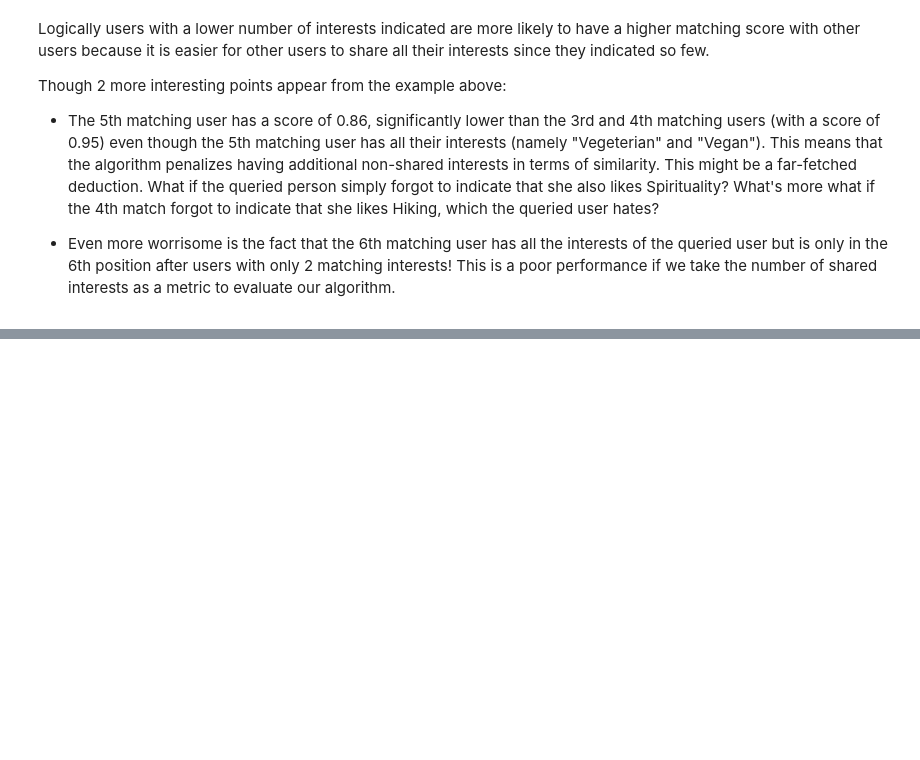
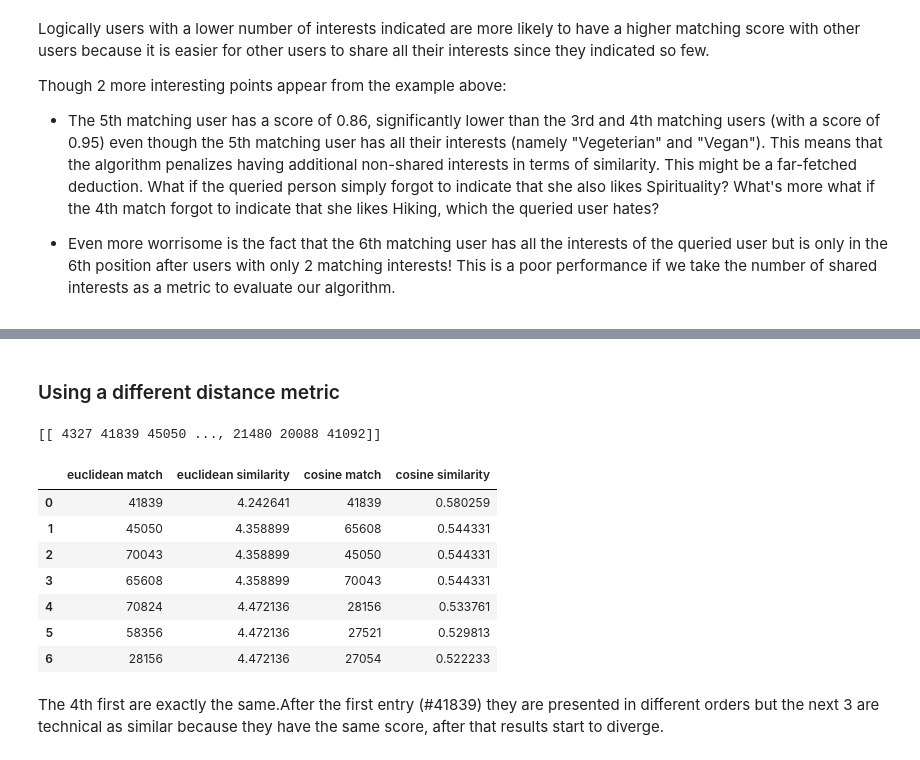
Before and after one commit to ra-phael/Udacity-capstone-project, a Jupyter notebook: Capstone/Capstone project.ipynb, the cells around one changed output, grey strips where cells are left out. Cells and saved outputs as stored; diff of their text form; code cells hidden in the pictures; blank space fills up the shorter version.

```diff
--- a/Capstone/Capstone project.ipynb
+++ b/Capstone/Capstone project.ipynb
@@ -138,11 +142,11 @@ gensim_corpus = MyCorpus()
 corpora.MmCorpus.serialize('gensim_corpus.mm', gensim_corpus)
 gcorpus = corpora.MmCorpus('gensim_corpus.mm')
 # %%
-vec = gensim_dictionary.doc2bow(cl_df["interests"][4325])
-index = similarities.Similarity('C:\ML\Captsone project\Capstone', gcorpus, num_features=21892, num_best=6)
-sims = index[vec]
-#sims = sorted(enumerate(sims), key=lambda item: -item[1])
+def gensim_similarity(query, match_num = 5):
+    vec = gensim_dictionary.doc2bow(cl_df["interests"][query])
+    index = similarities.Similarity('C:\ML\Captsone project\Capstone', gcorpus, num_features=21892, num_best = match_num)
+    sims = index[vec]
+    return sims
 
-pp = pprint.PrettyPrinter(indent=2)
-pp.pprint(sims)
+pp.pprint(gensim_similarity(678))
 # %% [output]
@@ -275,0 +336,39 @@ KeyError: 56090L
+# %% [markdown]
+### Using a different distance metric
+# %%
+from sklearn.metrics.pairwise import euclidean_distances
+from sklearn.metrics.pairwise import manhattan_distances
+
+def compute_euclidean_similarity(X, index, match_num = 5):
+    sims = euclidean_distances(X[index,:],X)
+    sim_list = np.argsort(sims)
+    print sim_list
+    #Reverse and select only the number of matching users indicated by match_num
+    sim_list = sim_list[0][0:match_num+1]
+    match_list = []
+    for i in sim_list:
+        #remove the queried user from the match list
+        if i != index:
+            match_list.append((i, sims[:,i][0]))
+    return match_list
+
+euclidean_results = pd.DataFrame(compute_euclidean_similarity(X_count, 4327, match_num=10),
+                                 columns=['euclidean match', 'euclidean similarity'])
+cosine_results = pd.DataFrame(compute_similarity(X_count, 4327, match_num=10),
+                             columns=['cosine match', 'cosine similarity'])
+
+
+distance_comparison = pd.concat([euclidean_results, cosine_results], axis=1)
+distance_comparison.head(n=7)
+# %% [output]
+[[ 4327 41839 45050 ..., 21480 20088 41092]]
+|  | euclidean match | euclidean similarity | cosine match | cosine similarity |
+| 0 | 41839 | 4.242641 | 41839 | 0.580259 |
+| 1 | 45050 | 4.358899 | 65608 | 0.544331 |
+| 2 | 70043 | 4.358899 | 45050 | 0.544331 |
+| 3 | 65608 | 4.358899 | 70043 | 0.544331 |
+| 4 | 70824 | 4.472136 | 28156 | 0.533761 |
+| 5 | 58356 | 4.472136 | 27521 | 0.529813 |
+| 6 | 28156 | 4.472136 | 27054 | 0.522233 |
+# %% [markdown]
+The 4th first are exactly the same.After the first entry (#41839) they are presented in different orders but the next 3 are technical as similar because they have the same score, after that results start to diverge.
```
Also changed, not shown: parts of 34 cells of this notebook, 5 other files.
